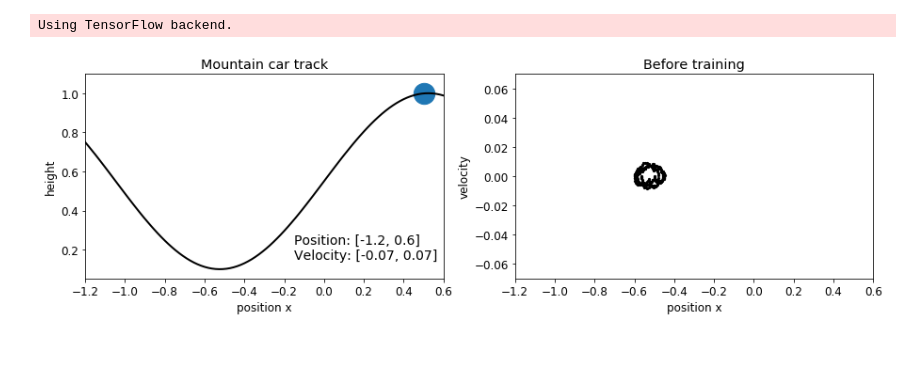
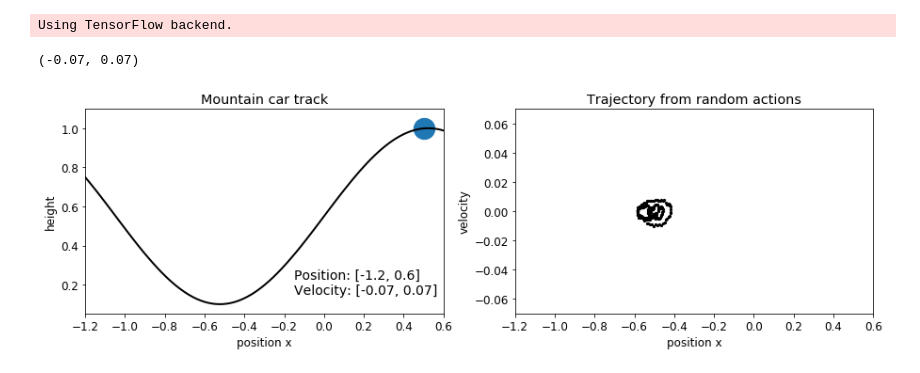
Before and after one commit to paige-chang/MountainCar, a Jupyter notebook: MountainCar.ipynb, the cells around one changed output. Cells and saved outputs as stored; diff of their text form; code cells hidden in the pictures.

```diff
--- a/MountainCar.ipynb
+++ b/MountainCar.ipynb
@@ -31,45 +28,46 @@ Exploratory analysis
 fig, (ax0, ax1) = plt.subplots(ncols = 2, figsize = (15, 4))
 
 # Figure 1 - the environment of the moutaincar
-x = np.linspace(-1.2,0.6,100)
-ax0.plot(x, np.sin(3 * x) * 0.45 + 0.55, 'k-', lw = 2)
+x = np.linspace(-1.2, 0.6, 100)
+ax0.plot(x, np.sin(3 * x) * 0.45 + 0.55, 'k-', lw = 2) # Curve of the track
 ax0.scatter(0.5, 1, s = 500)
 ax0.set_title('Mountain car track')
 ax0.set_xlabel('position x')
 ax0.set_ylabel('height')
 ax0.set_xlim(-1.2, 0.6)
 
 # Insert text
 env = gym.make('MountainCar-v0')
 space_low = env.observation_space.low
 space_high = env.observation_space.high
 pos = [space_low[0], space_high[0]]
 vel = [space_low[1], space_high[1]]
 ax0.text(-0.15, 0.15, 'Position: %s \nVelocity: %s' % (pos, vel), fontsize = 14)
 
-# Figure 2 - the result from a series of random actions
+# Figure 2 -  trajectory from a series of random actions
 def random_actions(): # Get data from a series random actions
-    observation = env.reset()
+    env.reset()
     pos, vel = [], []
-    env.seed(0)
-    env.reset()
-    for timestamp in range(200):
+    while True:
         action = env.action_space.sample()
         observation, reward, done, info = env.step(action)
         pos.append(observation[0])
         vel.append(observation[1])
+        if done:
+            break
+    env.close()
     return pos, vel
 
 pos, vel = random_actions()
 ax1.scatter(pos, vel, color = 'k', s = 5)
-ax1.set_title('Before training')
+ax1.set_title('Trajectory from random actions')
 ax1.set_xlabel('position x')
 ax1.set_ylabel('velocity')
 ax1.set_xlim(-1.2, 0.6)
 ax1.set_ylim(-0.07, 0.07)
-env.close()
 # %% [output]
+(-0.07, 0.07)
-[figure, old version]
+[figure, new version]
 # %%
 class DQN():
 
```
Also changed, not shown: parts of 7 cells of this notebook.
